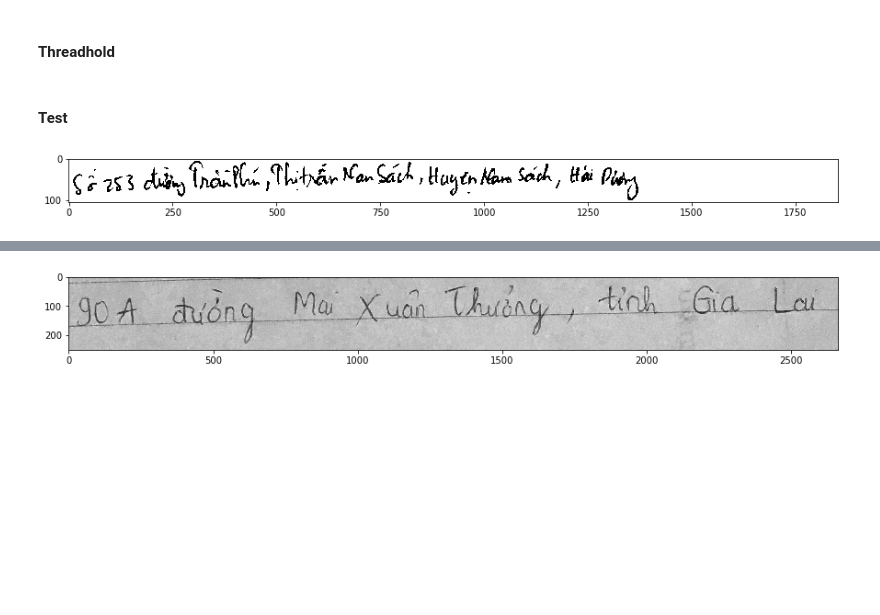
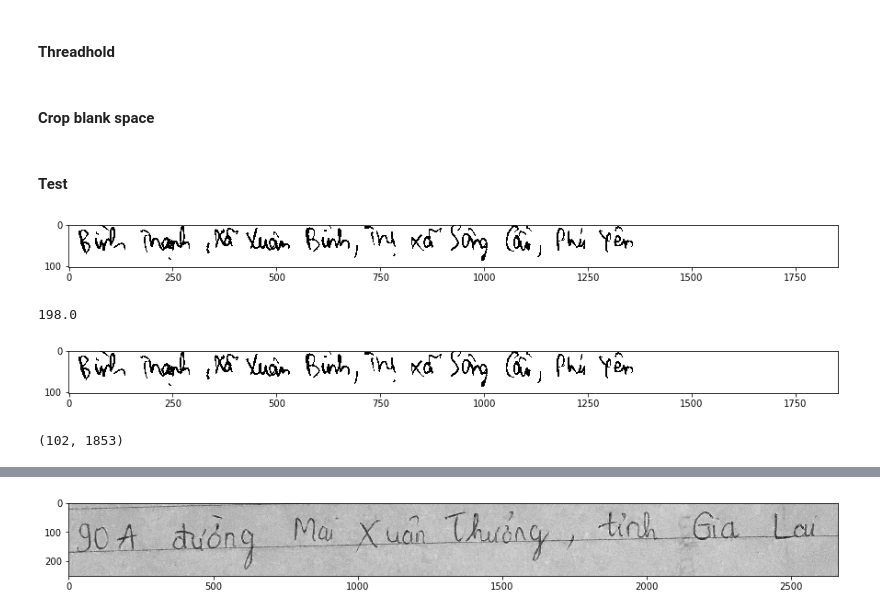
Before and after one commit to vudangthinh/crnn.pytorch, a Jupyter notebook: notebooks/EDA.ipynb, the cells around one changed output, grey strips where cells are left out. Drawn from its saved outputs; the diff is of its cells as text; code cells hidden in the pictures; blank space fills up the shorter version.

Commit message:
crop image in dataset

```diff
--- a/notebooks/EDA.ipynb
+++ b/notebooks/EDA.ipynb
@@ -90,2 +89,4 @@ thread_hold_all(test_folder, 0)
 # %%
 thread_hold_all('/Users/vng/PycharmProjects/ocr_data/cinnamon_test_1', 30)
+# %% [markdown]
+#### Crop blank space
@@ -93,14 +160,29 @@ thread_hold_all('/Users/vng/PycharmProjects/ocr_data/cinnamon_test_1', 30)
 #### Test
 # %%
 test_image = '/Users/vng/PycharmProjects/ocr_data/cinnamon_ocr/0000_samples.png'
-# test_image = '/Users/vng/PycharmProjects/ocr_data/cinnamon_test_1/13.jpg'
+test_image = '/Users/vng/PycharmProjects/ocr_data/cinnamon_test_1/13.jpg'
+test_image = '/Users/vng/PycharmProjects/ocr_data/cinnamon_train/0375_samples.png'
 # %%
 plt.figure(figsize=(15, 10))
 img = cv2.imread(test_image, cv2.IMREAD_GRAYSCALE)
-thresh = img.mean()
-im_bw = cv2.threshold(img, thresh-10, 255, cv2.THRESH_BINARY)[1]
+# thresh = img.mean()
+# im_bw = cv2.threshold(img, thresh-10, 255, cv2.THRESH_BINARY)[1]
+(thresh, im_bw) = cv2.threshold(img, 128, 255, cv2.THRESH_BINARY | cv2.THRESH_OTSU)
 
 imgplot = plt.imshow(im_bw, cmap='gray')
 plt.show()
 # %% [output]
-[figure, old version]
+[figure, new version]
+# %%
+plt.figure(figsize=(15, 10))
+(thresh, im_bw) = cv2.threshold(img, 128, 255, cv2.THRESH_BINARY | cv2.THRESH_OTSU)
+print(thresh)
+imgplot = plt.imshow(im_bw, cmap='gray')
+plt.show()
+# %% [output]
+198.0
+[figure, added]
+# %%
+im_bw.shape
+# %% [output]
+(102, 1853)
```
Also changed, not shown: parts of 8 cells of this notebook, 2 other files.
